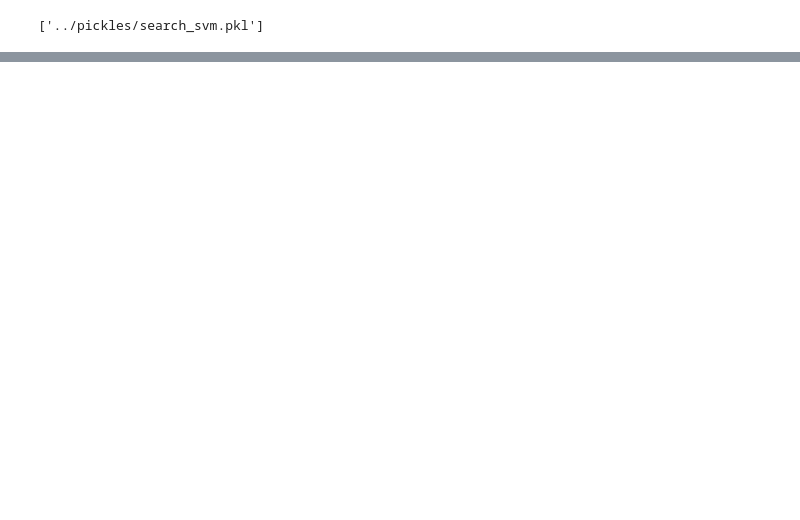
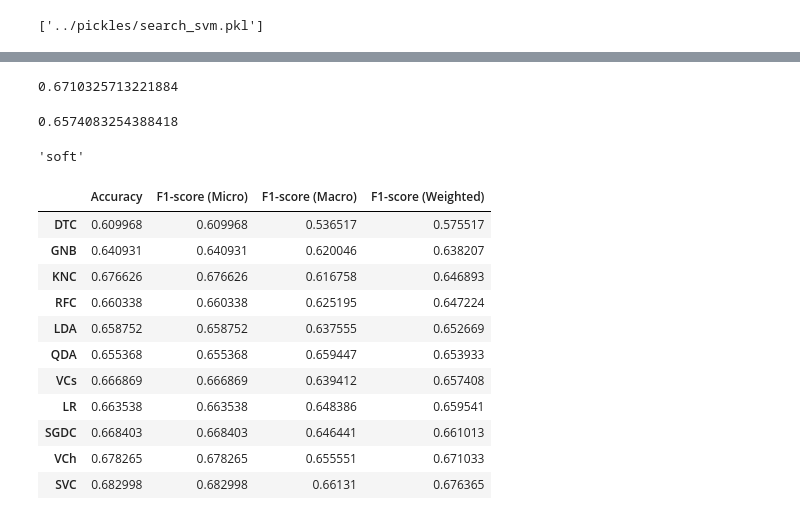
Before and after one commit to PimSchoolkate/CatalanLanguagePrediction, a Jupyter notebook: notebooks/03_models.ipynb, the cells around one changed output, grey strips where cells are left out. Cells and saved outputs as stored; diff of their text form; code cells hidden in the pictures; blank space fills up the shorter version.

```diff
--- a/notebooks/03_models.ipynb
+++ b/notebooks/03_models.ipynb
@@ -371,0 +383,28 @@ stacky.fit(X_train, y_train)
+# %%
+from sklearn.metrics import f1_score
+from sklearn.model_selection import cross_val_score
+
+scores = cross_val_score(voting_hard, X_train, y_train.values.ravel(), cv=10, n_jobs=-1, scoring='f1_weighted')
+scores.mean()
+# %% [output]
+0.6710325713221884
+# %%
+voting_soft = VotingClassifier([('lda', best_lda),
+                                ('qda', best_lda),
+                                ('gaus', best_gaus),
+                                ('lr', best_lr),
+                                ('sgd', best_sgd),
+                                ('knn', best_knn),
+                                ('dt', best_dt),
+                                ('rf', best_rf),
+                                ('svm', best_svm)
+], voting='soft')
+# %%
+scores = cross_val_score(voting_soft, X_train, y_train.values.ravel(), cv=10, n_jobs=-1, scoring='f1_weighted')
+scores.mean()
+# %% [output]
+0.6574083254388418
+# %%
+voting_soft.get_params()['voting']
+# %% [output]
+'soft'
@@ -371,0 +434,15 @@ stacky.fit(X_train, y_train)
+# %%
+results.sort_values(by='F1-score (Weighted)')
+# %% [output]
+|  | Accuracy | F1-score (Micro) | F1-score (Macro) | F1-score (Weighted) |
+| DTC | 0.609968 | 0.609968 | 0.536517 | 0.575517 |
+| GNB | 0.640931 | 0.640931 | 0.620046 | 0.638207 |
+| KNC | 0.676626 | 0.676626 | 0.616758 | 0.646893 |
+| RFC | 0.660338 | 0.660338 | 0.625195 | 0.647224 |
+| LDA | 0.658752 | 0.658752 | 0.637555 | 0.652669 |
+| QDA | 0.655368 | 0.655368 | 0.659447 | 0.653933 |
+| VCs | 0.666869 | 0.666869 | 0.639412 | 0.657408 |
+| LR | 0.663538 | 0.663538 | 0.648386 | 0.659541 |
+| SGDC | 0.668403 | 0.668403 | 0.646441 | 0.661013 |
+| VCh | 0.678265 | 0.678265 | 0.655551 | 0.671033 |
+| SVC | 0.682998 | 0.682998 | 0.66131 | 0.676365 |
```
Also changed, not shown: parts of 24 cells of this notebook, 9 other files.
